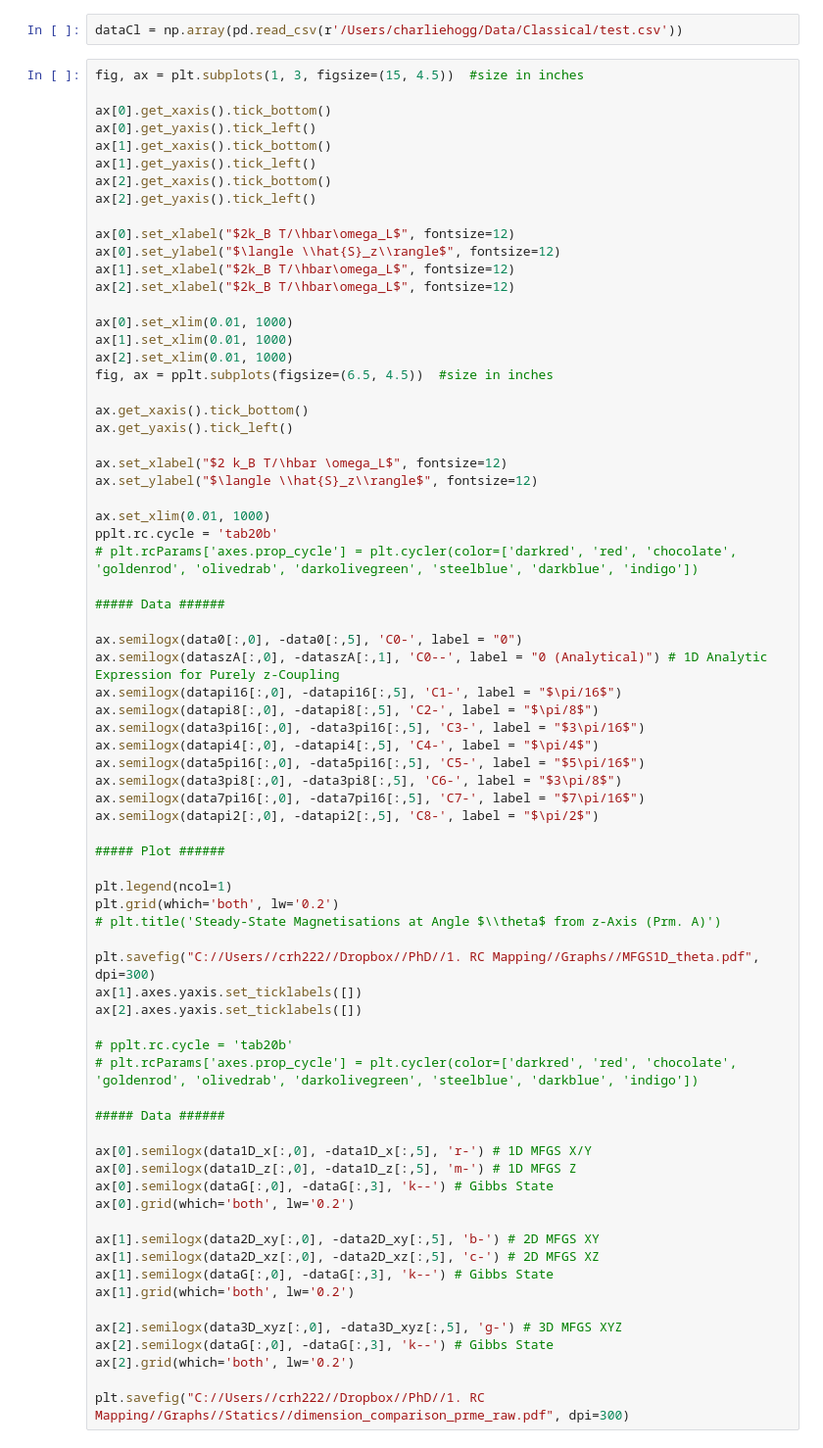
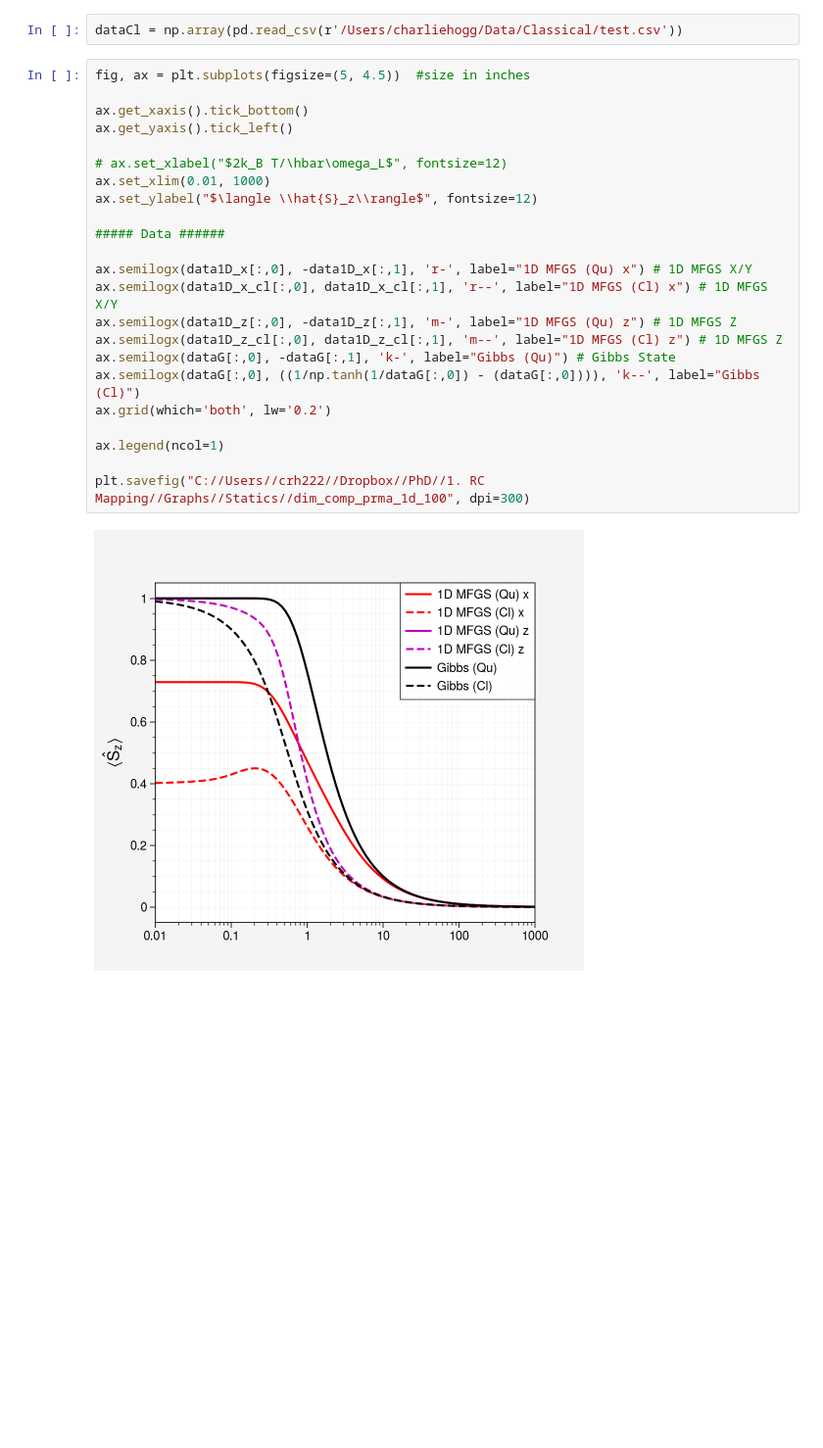
Before and after one commit to quantum-exeter/QuantumSpinDynamics, a Jupyter notebook: plot/plotStatics.ipynb, the cells around one changed output. Shown at 98% size. Cells and saved outputs as stored; diff of their text form; blank space fills up the shorter version.

```diff
--- a/plot/plotStatics.ipynb
+++ b/plot/plotStatics.ipynb
@@ -129,75 +151,27 @@ plt.savefig("C://Users//crh222//Dropbox//PhD//1. RC Mapping//Graphs//Statics//di
 # %%
 dataCl = np.array(pd.read_csv(r'/Users/charliehogg/Data/Classical/test.csv'))
 # %%
-fig, ax = plt.subplots(1, 3, figsize=(15, 4.5))  #size in inches
-
-ax[0].get_xaxis().tick_bottom()
-ax[0].get_yaxis().tick_left()
-ax[1].get_xaxis().tick_bottom()
-ax[1].get_yaxis().tick_left()
-ax[2].get_xaxis().tick_bottom()
-ax[2].get_yaxis().tick_left()
-
-ax[0].set_xlabel("$2k_B T/\hbar\omega_L$", fontsize=12)
-ax[0].set_ylabel("$\langle \\hat{S}_z\\rangle$", fontsize=12)
-ax[1].set_xlabel("$2k_B T/\hbar\omega_L$", fontsize=12)
-ax[2].set_xlabel("$2k_B T/\hbar\omega_L$", fontsize=12)
-
-ax[0].set_xlim(0.01, 1000)
-ax[1].set_xlim(0.01, 1000)
-ax[2].set_xlim(0.01, 1000)
-fig, ax = pplt.subplots(figsize=(6.5, 4.5))  #size in inches
+fig, ax = plt.subplots(figsize=(5, 4.5))  #size in inches
 
 ax.get_xaxis().tick_bottom()
 ax.get_yaxis().tick_left()
 
-ax.set_xlabel("$2 k_B T/\hbar \omega_L$", fontsize=12)
+# ax.set_xlabel("$2k_B T/\hbar\omega_L$", fontsize=12)
+ax.set_xlim(0.01, 1000)
 ax.set_ylabel("$\langle \\hat{S}_z\\rangle$", fontsize=12)
-
-ax.set_xlim(0.01, 1000)
-pplt.rc.cycle = 'tab20b'
-# plt.rcParams['axes.prop_cycle'] = plt.cycler(color=['darkred', 'red', 'chocolate', 'goldenrod', 'olivedrab', 'darkolivegreen', 'steelblue', 'darkblue', 'indigo'])
 
 ##### Data ######
 
-ax.semilogx(data0[:,0], -data0[:,5], 'C0-', label = "0")
-ax.semilogx(dataszA[:,0], -dataszA[:,1], 'C0--', label = "0 (Analytical)") # 1D Analytic Expression for Purely z-Coupling
-ax.semilogx(datapi16[:,0], -datapi16[:,5], 'C1-', label = "$\pi/16$")
-ax.semilogx(datapi8[:,0], -datapi8[:,5], 'C2-', label = "$\pi/8$")
-ax.semilogx(data3pi16[:,0], -data3pi16[:,5], 'C3-', label = "$3\pi/16$")
-ax.semilogx(datapi4[:,0], -datapi4[:,5], 'C4-', label = "$\pi/4$")
-ax.semilogx(data5pi16[:,0], -data5pi16[:,5], 'C5-', label = "$5\pi/16$")
-ax.semilogx(data3pi8[:,0], -data3pi8[:,5], 'C6-', label = "$3\pi/8$")
-ax.semilogx(data7pi16[:,0], -data7pi16[:,5], 'C7-', label = "$7\pi/16$")
-ax.semilogx(datapi2[:,0], -datapi2[:,5], 'C8-', label = "$\pi/2$")
+ax.semilogx(data1D_x[:,0], -data1D_x[:,1], 'r-', label="1D MFGS (Qu) x") # 1D MFGS X/Y
+ax.semilogx(data1D_x_cl[:,0], data1D_x_cl[:,1], 'r--', label="1D MFGS (Cl) x") # 1D MFGS X/Y
+ax.semilogx(data1D_z[:,0], -data1D_z[:,1], 'm-', label="1D MFGS (Qu) z") # 1D MFGS Z
+ax.semilogx(data1D_z_cl[:,0], data1D_z_cl[:,1], 'm--', label="1D MFGS (Cl) z") # 1D MFGS Z
+ax.semilogx(dataG[:,0], -dataG[:,1], 'k-', label="Gibbs (Qu)") # Gibbs State
+ax.semilogx(dataG[:,0], ((1/np.tanh(1/dataG[:,0]) - (dataG[:,0]))), 'k--', label="Gibbs (Cl)")
+ax.grid(which='both', lw='0.2')
 
-##### Plot ######
+ax.legend(ncol=1)
 
-plt.legend(ncol=1)
-plt.grid(which='both', lw='0.2')
-# plt.title('Steady-State Magnetisations at Angle $\\theta$ from z-Axis (Prm. A)')
-
-plt.savefig("C://Users//crh222//Dropbox//PhD//1. RC Mapping//Graphs//MFGS1D_theta.pdf", dpi=300)
-ax[1].axes.yaxis.set_ticklabels([])
-ax[2].axes.yaxis.set_ticklabels([])
-
-# pplt.rc.cycle = 'tab20b'
-# plt.rcParams['axes.prop_cycle'] = plt.cycler(color=['darkred', 'red', 'chocolate', 'goldenrod', 'olivedrab', 'darkolivegreen', 'steelblue', 'darkblue', 'indigo'])
-
-##### Data ######
-
-ax[0].semilogx(data1D_x[:,0], -data1D_x[:,5], 'r-') # 1D MFGS X/Y
-ax[0].semilogx(data1D_z[:,0], -data1D_z[:,5], 'm-') # 1D MFGS Z
-ax[0].semilogx(dataG[:,0], -dataG[:,3], 'k--') # Gibbs State
-ax[0].grid(which='both', lw='0.2')
-
-ax[1].semilogx(data2D_xy[:,0], -data2D_xy[:,5], 'b-') # 2D MFGS XY
-ax[1].semilogx(data2D_xz[:,0], -data2D_xz[:,5], 'c-') # 2D MFGS XZ
-ax[1].semilogx(dataG[:,0], -dataG[:,3], 'k--') # Gibbs State
-ax[1].grid(which='both', lw='0.2')
-
-ax[2].semilogx(data3D_xyz[:,0], -data3D_xyz[:,5], 'g-') # 3D MFGS XYZ
-ax[2].semilogx(dataG[:,0], -dataG[:,3], 'k--') # Gibbs State
-ax[2].grid(which='both', lw='0.2')
-
-plt.savefig("C://Users//crh222//Dropbox//PhD//1. RC Mapping//Graphs//Statics//dimension_comparison_prme_raw.pdf", dpi=300)
+plt.savefig("C://Users//crh222//Dropbox//PhD//1. RC Mapping//Graphs//Statics//dim_comp_prma_1d_100", dpi=300)
+# %% [output]
+[figure, added]
```
Also changed, not shown: parts of 4 cells of this notebook, 1 other file.
